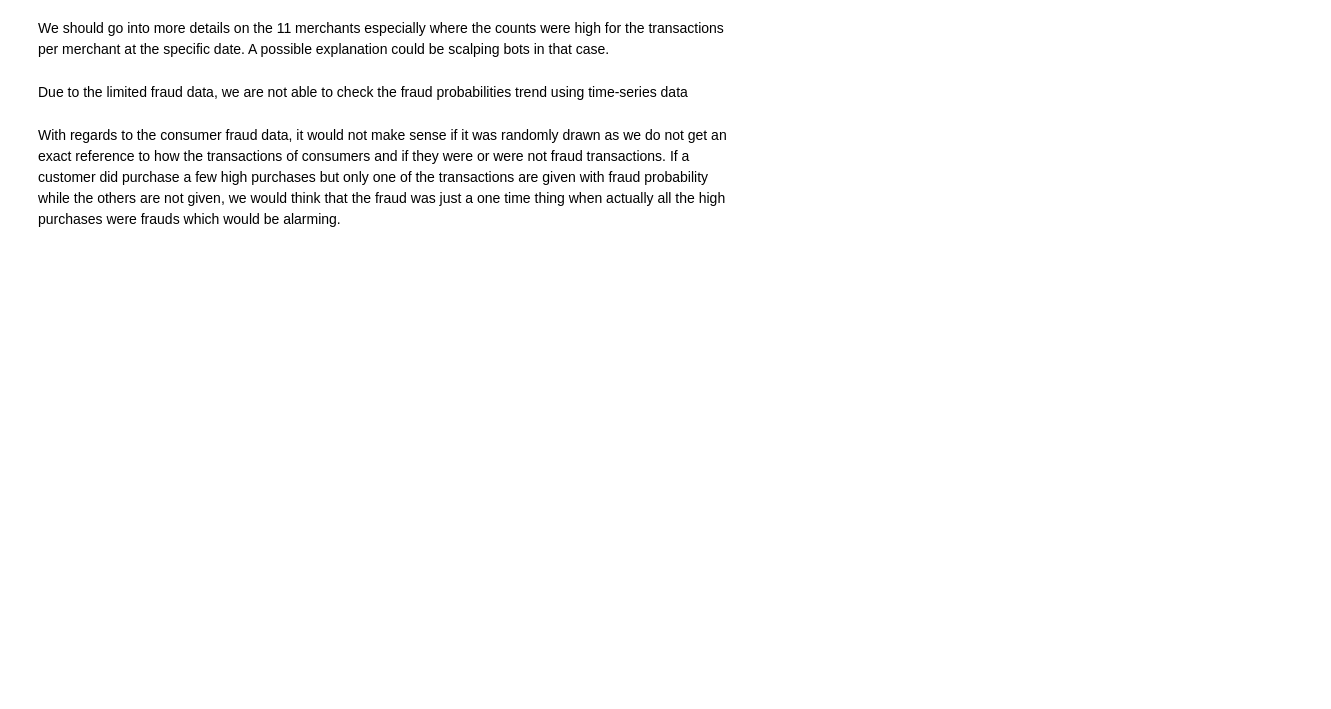
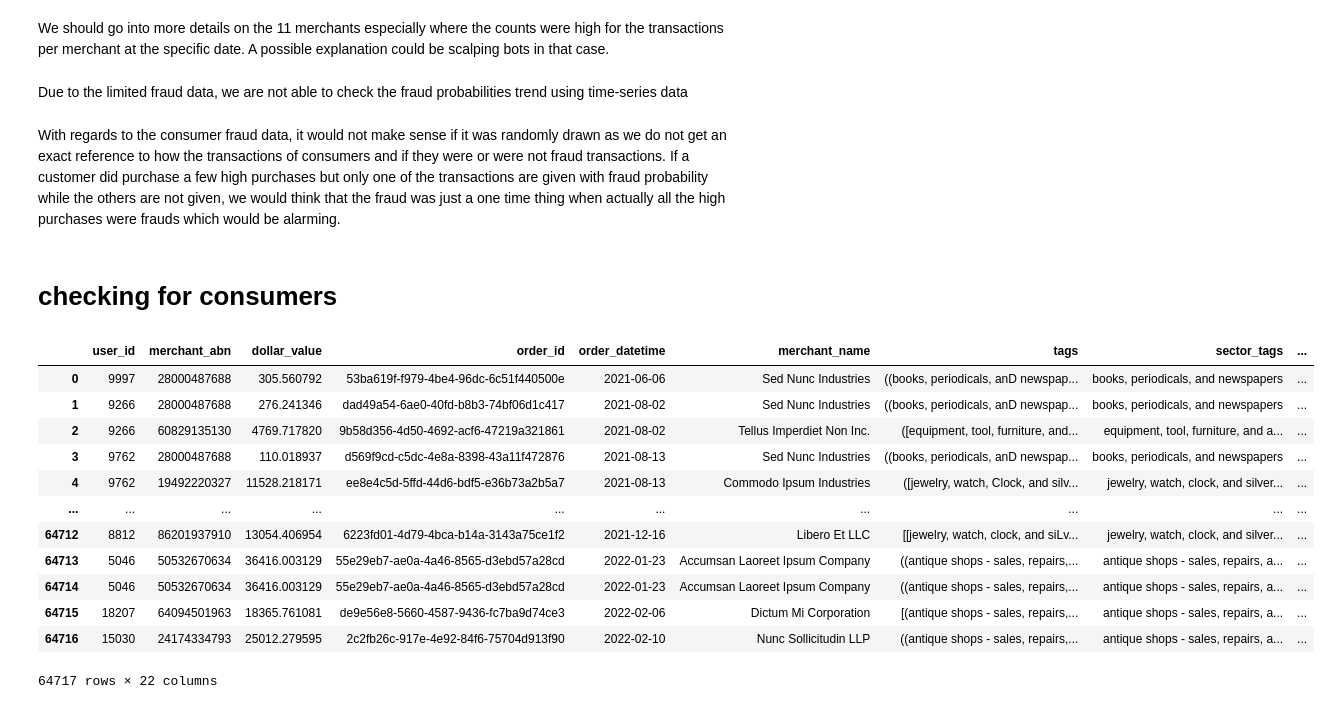
Before and after one commit to MAST30034-Applied-Data-Science/generic-buy-now-pay-later-project-group-17-adsb, a Jupyter notebook: notebooks/Fraud_analysis.ipynb, the cells around one changed output. Drawn from its saved outputs; the diff is of its cells as text; code cells hidden in the pictures; blank space fills up the shorter version.

```diff
--- a/notebooks/Fraud_analysis.ipynb
+++ b/notebooks/Fraud_analysis.ipynb
@@ -40,6 +41,9 @@ Data columns (total 21 columns):
  20  Median_mortgage_repay_monthly  float64
 dtypes: datetime64[ns](1), float64(8), int64(3), object(9)
 memory usage: 2.2+ GB
+# %%
+merchant_fraud_prob = pd.read_csv(merchant_fraud_directory)
+consumer_fraud_prob = pd.read_csv(consumer_fraud_directory)
 # %%
 merchant_fraud_prob.nunique()
 # %% [output]
@@ -275,3 +279,22 @@ We should go into more details on the 11 merchants especially where the counts w
 Due to the limited fraud data, we are not able to check the fraud probabilities trend using time-series data
 # %% [markdown]
 With regards to the consumer fraud data, it would not make sense if it was randomly drawn as we do not get an exact reference to how the transactions of consumers and if they were or were not fraud transactions. If a customer did purchase a few high purchases but only one of the transactions are given with fraud probability while the others are not given, we would think that the fraud was just a one time thing when actually all the high purchases were frauds which would be alarming.
+# %% [markdown]
+# checking for consumers
+# %%
+consumer_fraud_total = transactions.merge(consumer_fraud_prob, how='inner', on=['user_id', 'order_datetime'])
+consumer_fraud_total
+# %% [output]
+|  | user_id | merchant_abn | dollar_value | order_id | order_datetime | merchant_name | tags | sector_tags | ... |
+| 0 | 9997 | 28000487688 | 305.560792 | 53ba619f-f979-4be4-96dc-6c51f440500e | 2021-06-06 | Sed Nunc Industries | ((books, periodicals, anD newspap... | books, periodicals, and newspapers | ... |
+| 1 | 9266 | 28000487688 | 276.241346 | dad49a54-6ae0-40fd-b8b3-74bf06d1c417 | 2021-08-02 | Sed Nunc Industries | ((books, periodicals, anD newspap... | books, periodicals, and newspapers | ... |
+| 2 | 9266 | 60829135130 | 4769.717820 | 9b58d356-4d50-4692-acf6-47219a321861 | 2021-08-02 | Tellus Imperdiet Non Inc. | ([equipment, tool, furniture, and... | equipment, tool, furniture, and a... | ... |
+| 3 | 9762 | 28000487688 | 110.018937 | d569f9cd-c5dc-4e8a-8398-43a11f472876 | 2021-08-13 | Sed Nunc Industries | ((books, periodicals, anD newspap... | books, periodicals, and newspapers | ... |
+| 4 | 9762 | 19492220327 | 11528.218171 | ee8e4c5d-5ffd-44d6-bdf5-e36b73a2b5a7 | 2021-08-13 | Commodo Ipsum Industries | ([jewelry, watch, Clock, and silv... | jewelry, watch, clock, and silver... | ... |
+| ... | ... | ... | ... | ... | ... | ... | ... | ... | ... |
+| 64712 | 8812 | 86201937910 | 13054.406954 | 6223fd01-4d79-4bca-b14a-3143a75ce1f2 | 2021-12-16 | Libero Et LLC | [[jewelry, watch, clock, and siLv... | jewelry, watch, clock, and silver... | ... |
+| 64713 | 5046 | 50532670634 | 36416.003129 | 55e29eb7-ae0a-4a46-8565-d3ebd57a28cd | 2022-01-23 | Accumsan Laoreet Ipsum Company | ((antique shops - sales, repairs,... | antique shops - sales, repairs, a... | ... |
+| 64714 | 5046 | 50532670634 | 36416.003129 | 55e29eb7-ae0a-4a46-8565-d3ebd57a28cd | 2022-01-23 | Accumsan Laoreet Ipsum Company | ((antique shops - sales, repairs,... | antique shops - sales, repairs, a... | ... |
+| 64715 | 18207 | 64094501963 | 18365.761081 | de9e56e8-5660-4587-9436-fc7ba9d74ce3 | 2022-02-06 | Dictum Mi Corporation | [(antique shops - sales, repairs,... | antique shops - sales, repairs, a... | ... |
+| 64716 | 15030 | 24174334793 | 25012.279595 | 2c2fb26c-917e-4e92-84f6-75704d913f90 | 2022-02-10 | Nunc Sollicitudin LLP | ((antique shops - sales, repairs,... | antique shops - sales, repairs, a... | ... |
+64717 rows × 22 columns
```
Also changed, not shown: parts of 10 cells of this notebook.
